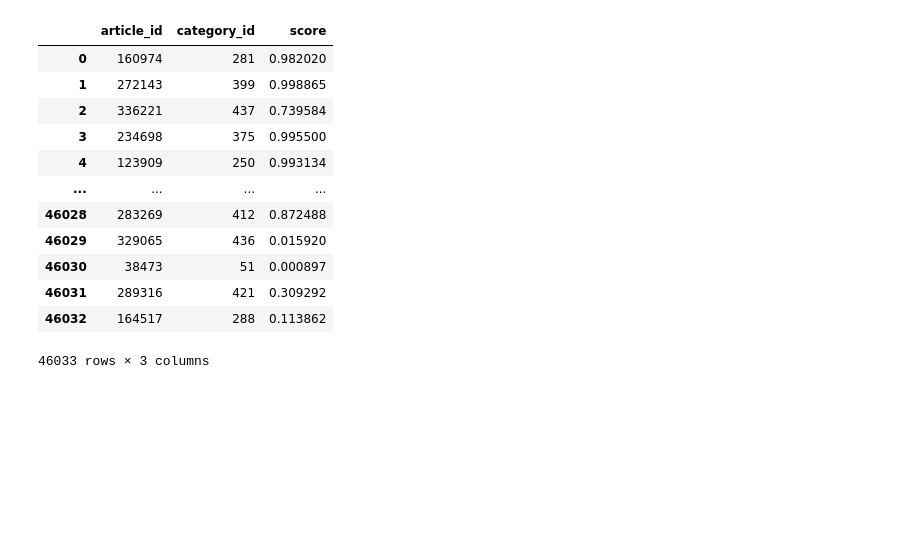
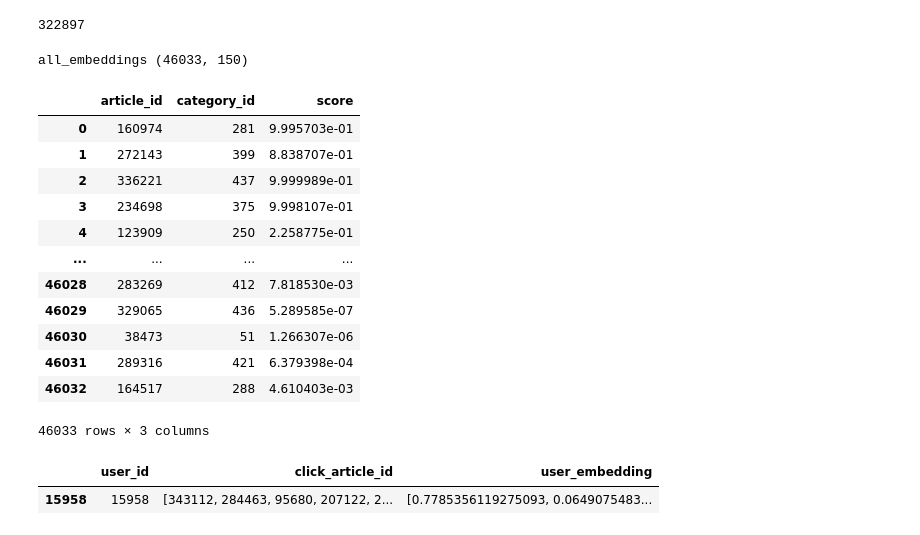
Before and after one commit to 6be709c0/oc-ai-engineer, a Jupyter notebook: OC/P10/content-based-inference.ipynb, the cells around one changed output. Cells and saved outputs as stored; diff of their text form; code cells hidden in the pictures; blank space fills up the shorter version.

Commit message:
Save progression

```diff
--- a/OC/P10/content-based-inference.ipynb
+++ b/OC/P10/content-based-inference.ipynb
@@ -2,4 +2,5 @@
 from helpers import *
 from tensorflow.keras.models import load_model
 # %%
-model = load_model('./input/content-based.h5', custom_objects={'ndcg_5': ndcg_5, 'ndcg_10': ndcg_10, 'mean_mrr': mean_mrr, 'g_auc': g_auc})
+model = load_model('./input/content-based-reduced.h5', custom_objects={'ndcg_5': ndcg_5, 'ndcg_10': ndcg_10, 'mean_mrr': mean_mrr, 'g_auc': g_auc})
+# model = load_model('./remote_save/content-based-reduced.h5', custom_objects={'ndcg_5': ndcg_5, 'ndcg_10': ndcg_10, 'mean_mrr': mean_mrr, 'g_auc': g_auc})
@@ -6,8 +10,17 @@ model = load_model('./input/content-based.h5', custom_objects={'ndcg_5': ndcg_5,
+# %%
+with open('./input/embeddings_dict.pkl', 'rb') as f:
+   embeddings_dict = pickle.load(f)
 # %%
 # Load DataFrames from disk
-user_profiles_df_all = pd.read_pickle("./input/user_profiles_df_all.pkl")
-df_articles = pd.read_pickle("./input/df_articles.pkl")
-article_embeddings_df = pd.read_pickle("./input/article_embeddings_df.pkl")
+user_profiles_df_all = pd.read_pickle("./input/user_profiles_df_all-reduced.pkl")
+df_articles = pd.read_pickle("./input/df_articles-reduced.pkl")
+article_embeddings_df = pd.read_pickle("./input/article_embeddings_df-reduced.pkl")
+# user_profiles_df_all = pd.read_pickle("./input/user_profiles_df_all.pkl")
+# df_articles = pd.read_pickle("./input/df_articles.pkl")
+# article_embeddings_df = pd.read_pickle("./input/article_embeddings_df.pkl")
+len(user_profiles_df_all["user_id"].unique())
+# %% [output]
+322897
 # %%
 def infer_all_articles_scores(user_id, df, df_articles, article_embeddings_df, model):
     # Retrieve the user's embedding
@@ -39,21 +53,26 @@ def infer_all_articles_scores(user_id, df, df_articles, article_embeddings_df, m
     article_scores_df.reset_index(drop=True, inplace=True)
     return article_scores_df
 # %%
-user_id=4
+user_id=15587
 articles_scores = infer_all_articles_scores(user_id, user_profiles_df_all, df_articles, article_embeddings_df, model)
+articles_scores
+# %% [output]
+all_embeddings (46033, 150)
+|  | article_id | category_id | score |
+| 0 | 160974 | 281 | 9.995703e-01 |
+| 1 | 272143 | 399 | 8.838707e-01 |
+| 2 | 336221 | 437 | 9.999989e-01 |
+| 3 | 234698 | 375 | 9.998107e-01 |
+| 4 | 123909 | 250 | 2.258775e-01 |
+| ... | ... | ... | ... |
+| 46028 | 283269 | 412 | 7.818530e-03 |
+| 46029 | 329065 | 436 | 5.289585e-07 |
+| 46030 | 38473 | 51 | 1.266307e-06 |
+| 46031 | 289316 | 421 | 6.379398e-04 |
+| 46032 | 164517 | 288 | 4.610403e-03 |
+46033 rows × 3 columns
-# %%
-articles_scores
-# %% [output]
-|  | article_id | category_id | score |
-| 0 | 160974 | 281 | 0.982020 |
-| 1 | 272143 | 399 | 0.998865 |
-| 2 | 336221 | 437 | 0.739584 |
-| 3 | 234698 | 375 | 0.995500 |
-| 4 | 123909 | 250 | 0.993134 |
-| ... | ... | ... | ... |
-| 46028 | 283269 | 412 | 0.872488 |
-| 46029 | 329065 | 436 | 0.015920 |
-| 46030 | 38473 | 51 | 0.000897 |
-| 46031 | 289316 | 421 | 0.309292 |
-| 46032 | 164517 | 288 | 0.113862 |
-46033 rows × 3 columns
+# %%
+user_profiles_df_all[user_profiles_df_all["user_id"] == 15958]
+# %% [output]
+|  | user_id | click_article_id | user_embedding |
+| 15958 | 15958 | [343112, 284463, 95680, 207122, 2... | [0.7785356119275093, 0.0649075483... |
```
Also changed, not shown: parts of 7 cells of this notebook, 13 other files.
